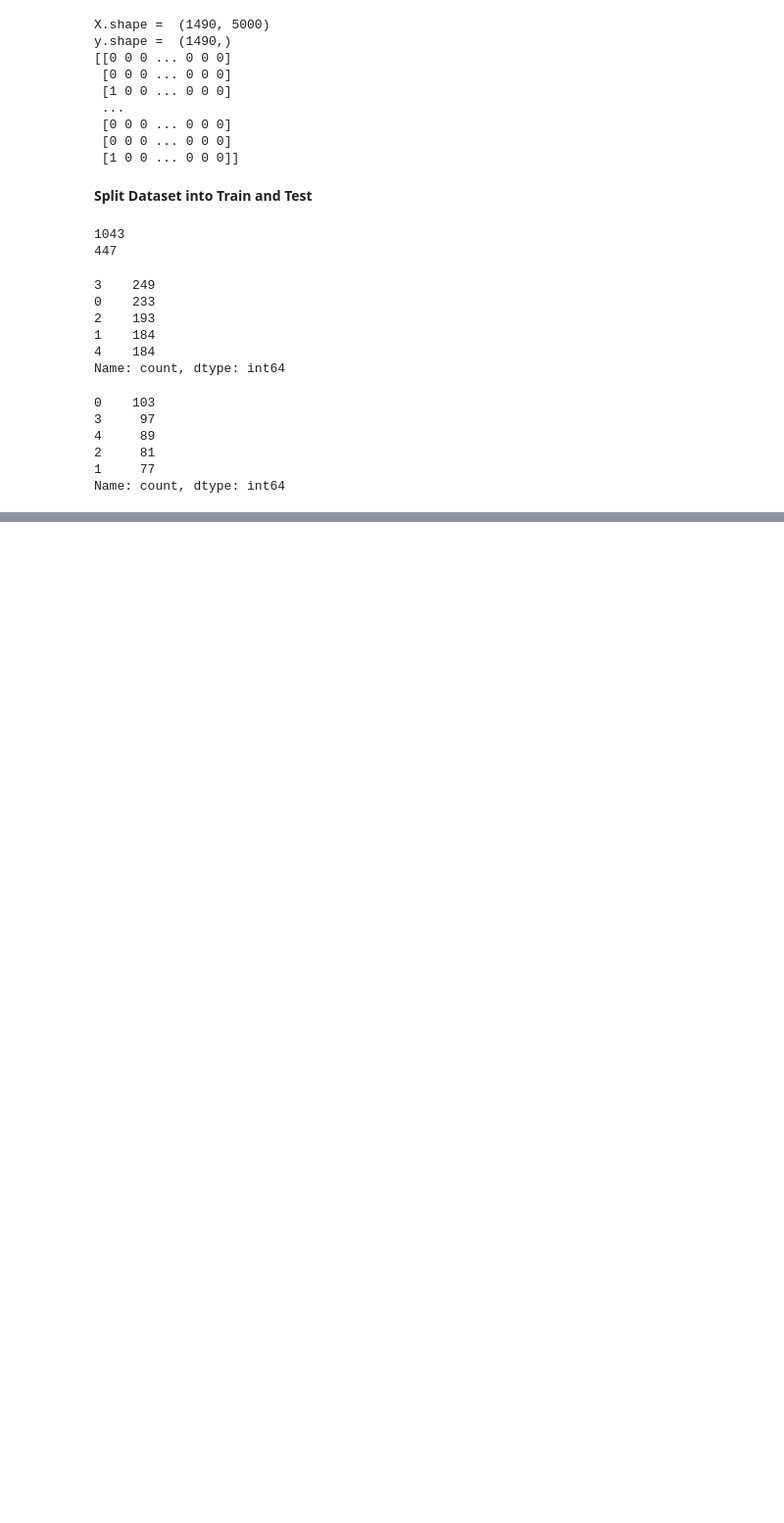
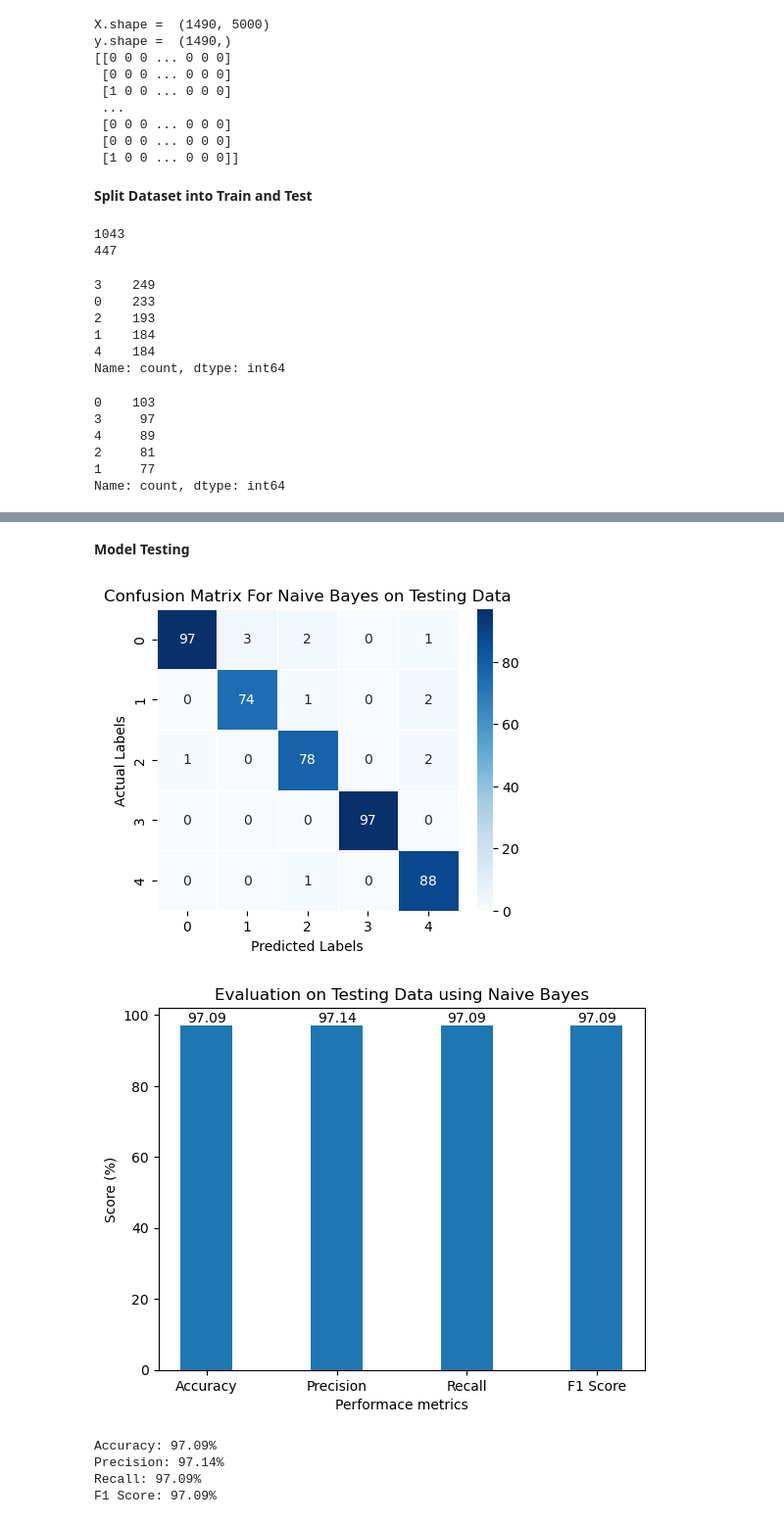
Before and after one commit to Dharmendrathapa3/News-Clasification, a Jupyter notebook: News_Clasification.ipynb, the cells around one changed output, grey strips where cells are left out. Shown at 98% size. Drawn from its saved outputs; the diff is of its cells as text; code cells hidden in the pictures; blank space fills up the shorter version.

```diff
--- a/News_Clasification.ipynb
+++ b/News_Clasification.ipynb
@@ -322,0 +381,51 @@ Name: count, dtype: int64
+# %% [markdown]
+**Model Testing**
+# %%
+nvb_test_pred = nb.predict(x_test)
+
+
+cm = confusion_matrix(y_test, nvb_test_pred)
+
+plt.figure(figsize=(5, 4))
+sns.heatmap(cm, annot=True, fmt='d', cmap='Blues', linewidths=0.5, square=True)
+
+plt.xlabel('Predicted Labels')
+plt.ylabel('Actual Labels')
+plt.title('Confusion Matrix For Naive Bayes on Testing Data')
+
+plt.show()
+
+nvb_test_accuracy = round(accuracy_score(y_test, nvb_test_pred)*100,2)
+nvb_test_precision = round(precision_score(y_test, nvb_test_pred,average='weighted')*100,2)
+nvb_test_recall = round(recall_score(y_test, nvb_test_pred,average='weighted')*100,2)
+nvb_test_f1 = round(f1_score(y_test, nvb_test_pred,average='weighted')*100,2)
+
+
+################ Bar Graph ################
+X = ['Accuracy','Precision','Recall','F1 Score']
+evl_mpl = [nvb_test_accuracy, nvb_test_precision, nvb_test_recall, nvb_test_f1]
+X_axis = np.arange(len(X))
+bars=plt.bar(X_axis, evl_mpl, 0.4)
+
+for bar in bars:
+    height = bar.get_height()
+    plt.text(bar.get_x() + bar.get_width() / 2, height,  # position: center top edge
+     str(height), ha='center', va='bottom')
+plt.xticks(X_axis, X)
+plt.title("Evaluation on Testing Data using Naive Bayes")
+plt.xlabel("Performace metrics")
+plt.ylabel("Score (%)")
+plt.show()
+##################################
+
+print(f'Accuracy: {nvb_test_accuracy}%')
+print(f'Precision: {nvb_test_precision}%')
+print(f'Recall: {nvb_test_recall}%')
+print(f'F1 Score: {nvb_test_f1}%')
+# %% [output]
+[figure, added]
+[figure, added]
+Accuracy: 97.09%
+Precision: 97.14%
+Recall: 97.09%
+F1 Score: 97.09%
```
Also changed, not shown: parts of 4 cells of this notebook.
